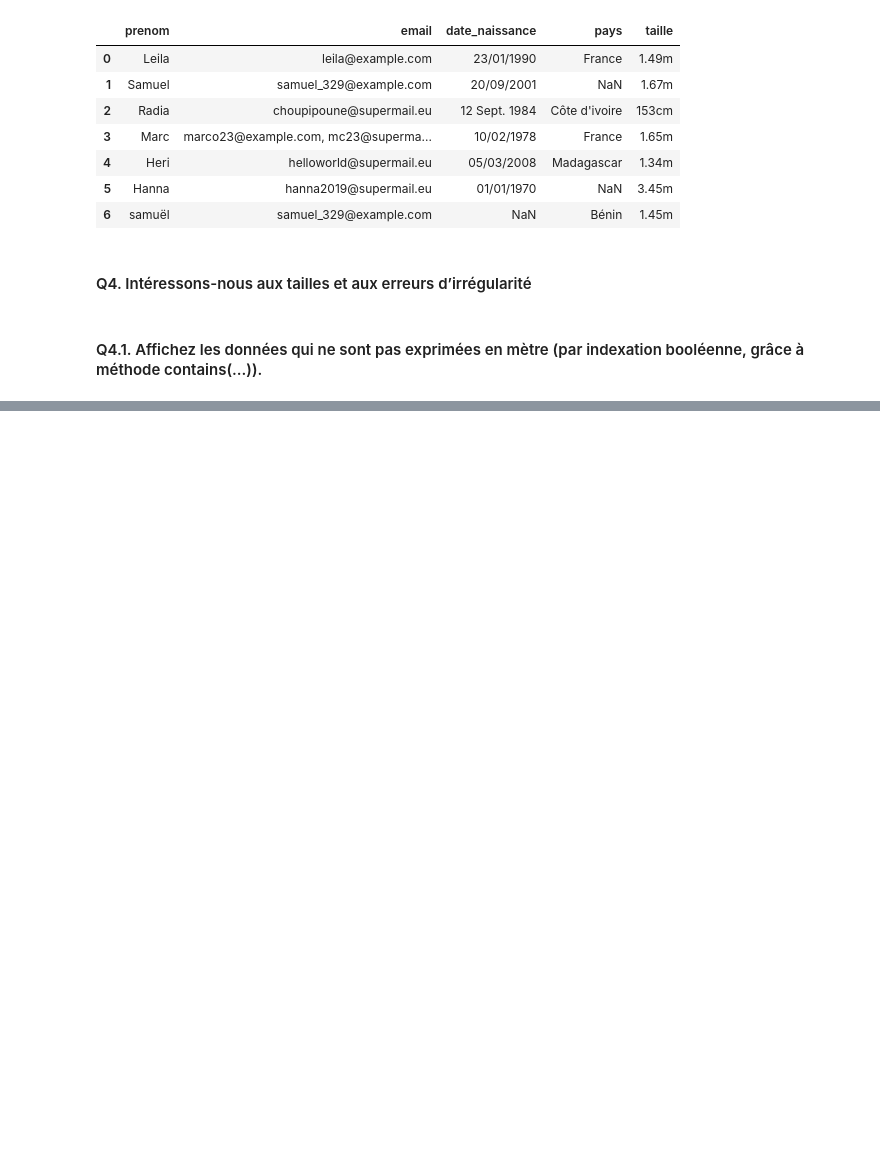
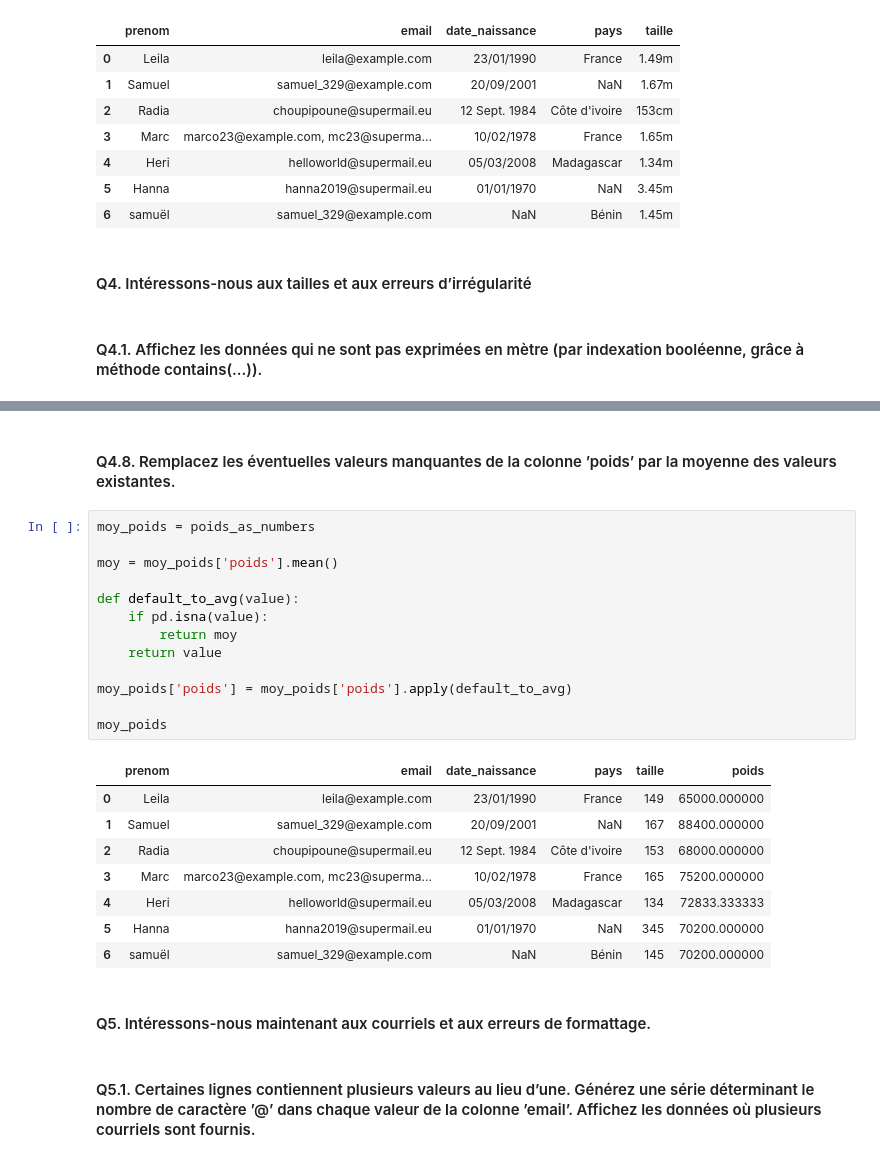
Before and after one commit to AntoineHazebrouck/modelisation-mathematique, a Jupyter notebook: tp2/tp2.ipynb, the cells around one changed output, grey strips where cells are left out. Saved outputs shown, nothing was run; the diff lists cells and outputs as text; blank space fills up the shorter version.

```diff
--- a/tp2/tp2.ipynb
+++ b/tp2/tp2.ipynb
@@ -496,0 +622,28 @@ non_meters
+# %% [markdown]
+#### Q4.8. Remplacez les éventuelles valeurs manquantes de la colonne ’poids’ par la moyenne des valeurs existantes.
+# %%
+moy_poids = poids_as_numbers
+
+moy = moy_poids['poids'].mean()
+
+def default_to_avg(value):
+	if pd.isna(value):
+		return moy
+	return value
+
+moy_poids['poids'] = moy_poids['poids'].apply(default_to_avg)
+
+moy_poids
+# %% [output]
+|  | prenom | email | date_naissance | pays | taille | poids |
+| 0 | Leila | leila@example.com | 23/01/1990 | France | 149 | 65000.000000 |
+| 1 | Samuel | samuel_329@example.com | 20/09/2001 | NaN | 167 | 88400.000000 |
+| 2 | Radia | choupipoune@supermail.eu | 12 Sept. 1984 | Côte d'ivoire | 153 | 68000.000000 |
+| 3 | Marc | marco23@example.com, mc23@superma... | 10/02/1978 | France | 165 | 75200.000000 |
+| 4 | Heri | helloworld@supermail.eu | 05/03/2008 | Madagascar | 134 | 72833.333333 |
+| 5 | Hanna | hanna2019@supermail.eu | 01/01/1970 | NaN | 345 | 70200.000000 |
+| 6 | samuël | samuel_329@example.com | NaN | Bénin | 145 | 70200.000000 |
+# %% [markdown]
+#### Q5. Intéressons-nous maintenant aux courriels et aux erreurs de formattage.
+# %% [markdown]
+#### Q5.1. Certaines lignes contiennent plusieurs valeurs au lieu d’une. Générez une série déterminant le nombre de caractère ’@’ dans chaque valeur de la colonne ’email’. Affichez les données où plusieurs courriels sont fournis.
```
Also changed, not shown: parts of 27 cells of this notebook.
